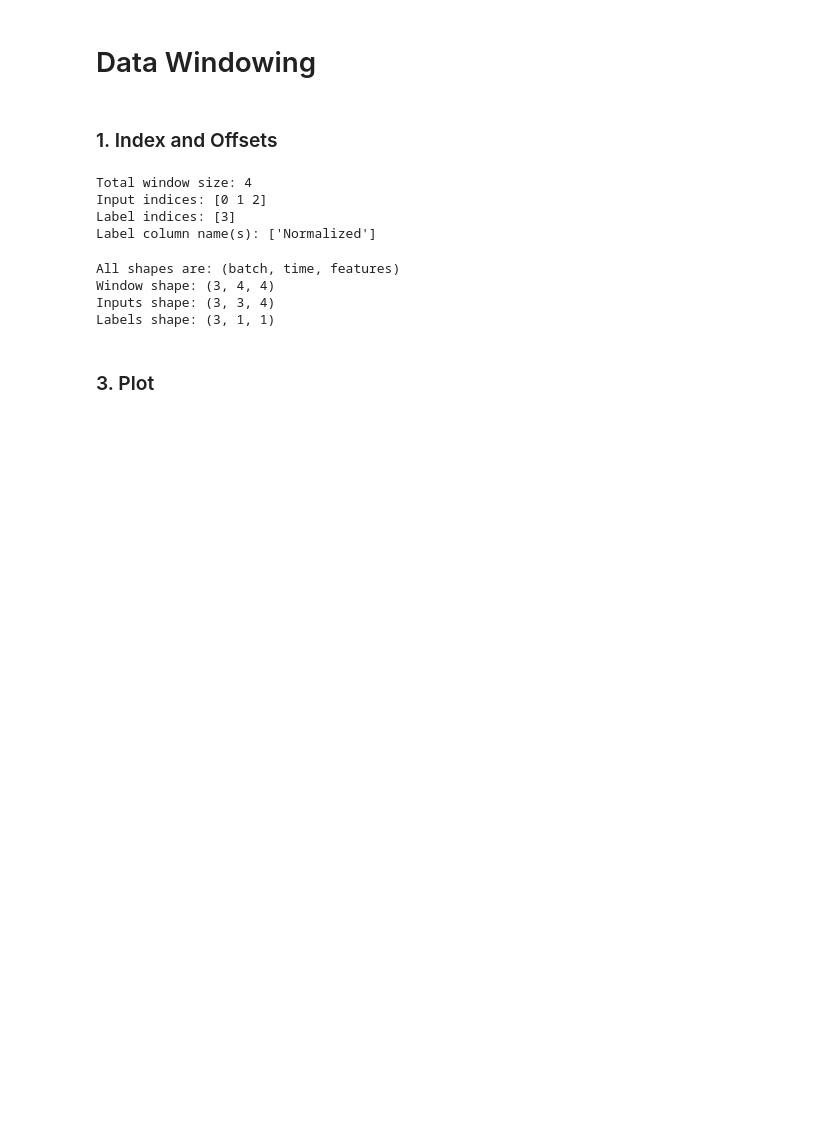
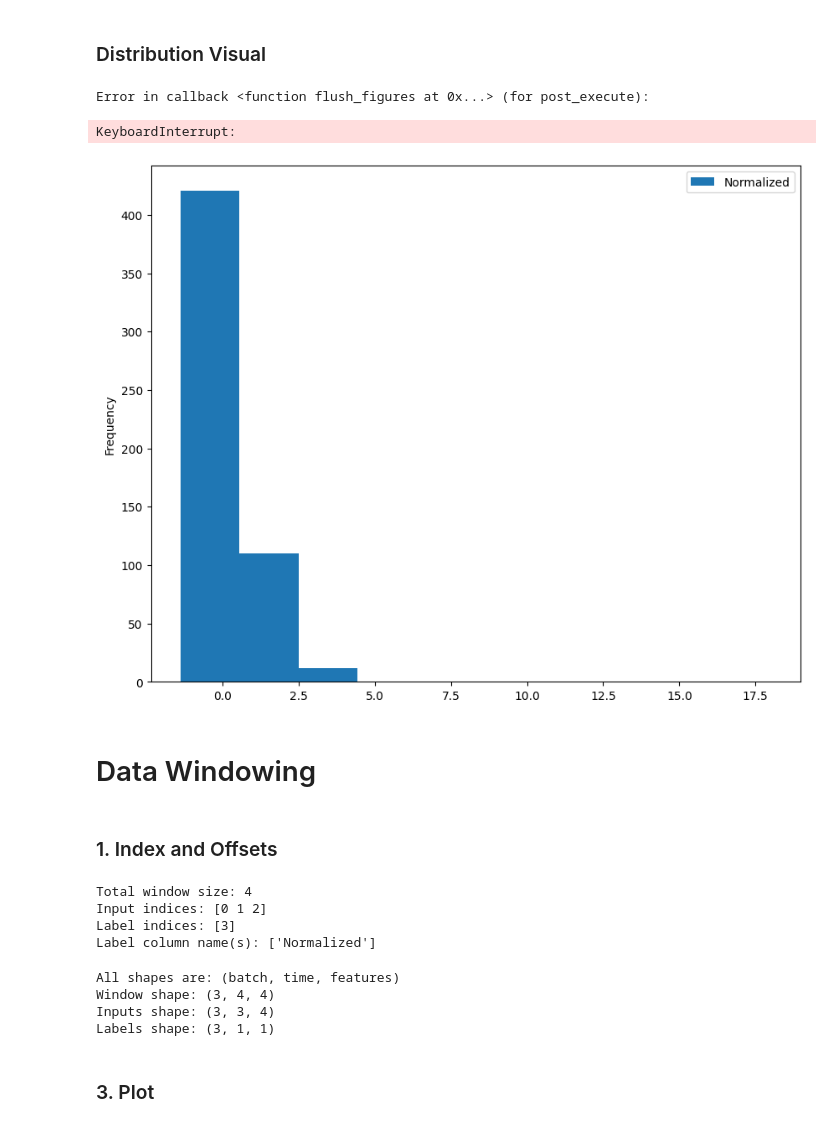
Before and after one commit to soph-colo/data3000-time-sequence, a Jupyter notebook: RNN_time.ipynb, the cells around one changed output. Saved outputs shown, nothing was run; the diff lists cells and outputs as text; code cells hidden in the pictures; blank space fills up the shorter version.

```diff
--- a/RNN_time.ipynb
+++ b/RNN_time.ipynb
@@ -46,6 +101,0 @@ df2 =df2.rename(columns={"Date": "Date", "Hour": "Hour", 0 : "Count"})
-# %%
-mean = df2["Count"].mean()
-std = df2["Count"].std()
-
-df2["Normalized"] = (df2["Count"] - mean)/std
-df2.head()
@@ -73,7 +130,10 @@ num_features = df2.shape[1]
 # %%
-train_mean = train_df.mean()
-train_std = train_df.std()
+# train mean
+train_mean = train_df['Count'].mean()
+train_std = train_df['Count'].std()
 
-train_df = (train_df - train_mean) / train_std
-val_df = (val_df - train_mean) / train_std
-test_df = (test_df - train_mean) / train_std
+# train_df is what we will work with
+train_df['Normalized'] = (train_df['Count'] - train_mean) / train_std
+val_df['Normalized'] = (val_df['Count'] - train_mean) / train_std
+test_df['Normalized'] = (test_df['Count'] - train_mean) / train_std
+train_df.head()
@@ -80,3 +162,17 @@ test_df = (test_df - train_mean) / train_std
+# %% [markdown]
+### Distribution Visual
+# %%
+# alterted distribution - don't know if this is useful or not
+df_std = ((df2['Count'] - train_mean) / train_std).to_frame()
+ax = df2.plot.hist(column=["Count"], by= ['Date'], figsize=(10, 8))
+# %% [output]
+Error in callback <function flush_figures at 0x...> (for post_execute):
+KeyboardInterrupt:
+# %%
+# alterted distribution - don't know if this is useful or not
+ax = train_df.plot.hist(column=["Normalized"], figsize=(10, 8))
+# %% [output]
+[figure, added]
 # %% [markdown]
 # Data Windowing
 # %% [markdown]
```
Also changed, not shown: parts of 21 cells of this notebook.
